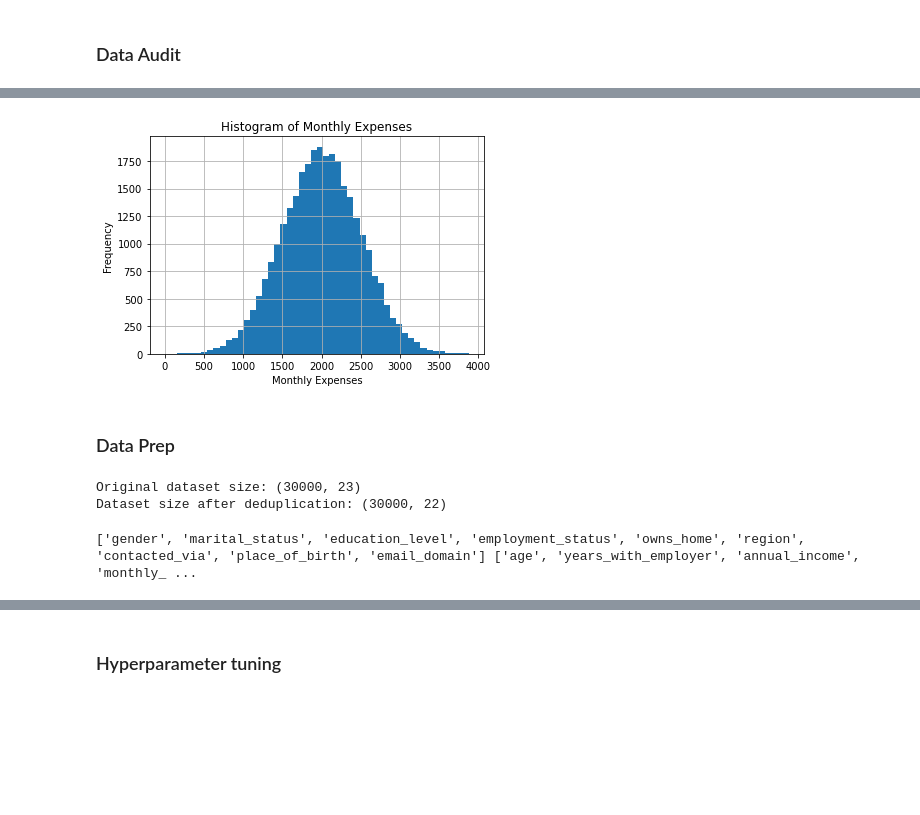
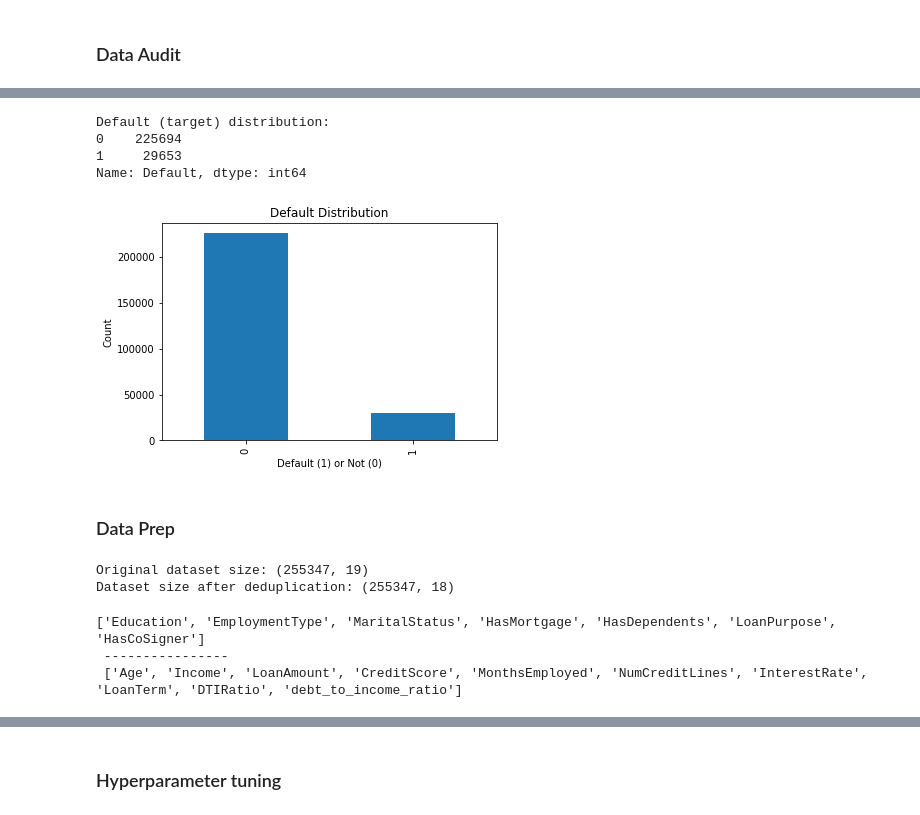
Before and after one commit to schaubia/credit_risk, a Jupyter notebook: credit_risk.ipynb, the cells around one changed output, grey strips where cells are left out. Cells and saved outputs as stored; diff of their text form; code cells hidden in the pictures; blank space fills up the shorter version.

```diff
--- a/credit_risk.ipynb
+++ b/credit_risk.ipynb
@@ -94,2 +43,4 @@ df = pd.DataFrame(data)
+# %%
+df = pd.read_csv('loan_default.csv')
 # %% [markdown]
 ### Data exploration
@@ -146,9 +91,6 @@ print(df.head(30))
 ### Feature engineering
 # %%
 # Debt-to-Income Ratio t oadd predictive value to loan default or credit risk
-df['debt_to_income_ratio'] = df['loan_amount'] / df['annual_income']
+df['debt_to_income_ratio'] = df['LoanAmount'] / df['Income']
 # Handle zero division if customers have declared zero income
 df['debt_to_income_ratio'] = df['debt_to_income_ratio'].replace([np.inf, -np.inf], np.nan)
-# %%
-# cerate a domain column from the email address that will be more informative and produce a smaller number of dummies
-df['email_domain'] = df['email'].str.split('@').str[1]
@@ -217,18 +157,24 @@ email_domain                      4
-# %%
-# Plot histogram of monthly_expenses
-df['monthly_expenses'].hist(bins=50)
-plt.title("Histogram of Monthly Expenses")
-plt.xlabel("Monthly Expenses")
-plt.ylabel("Frequency")
-plt.show()
-# %% [output]
-[figure, removed]
+# %%
+# Target distribution
+print("Default (target) distribution:")
+print(df['Default'].value_counts())
+df['Default'].value_counts().plot(kind='bar')
+plt.title('Default Distribution')
+plt.xlabel('Default (1) or Not (0)')
+plt.ylabel('Count')
+plt.show()
+# %% [output]
+Default (target) distribution:
+0    225694
+1     29653
+Name: Default, dtype: int64
+[figure, added]
 # %% [markdown]
 ### Data Prep
 # %%
 print("Original dataset size:", df.shape)
 
-df = df.drop(columns=['client_id'])
+df = df.drop(columns=['LoanID'])
 
 # Remove duplicate rows based on all columns
 df = df.drop_duplicates(keep='first', ignore_index=True)
@@ -237,6 +183,6 @@ print("Dataset size after deduplication:", df.shape)
 
 # No duplicated rows
 # %% [output]
-Original dataset size: (30000, 23)
-Dataset size after deduplication: (30000, 22)
+Original dataset size: (255347, 19)
+Dataset size after deduplication: (255347, 18)
 # %%
@@ -247,7 +193,9 @@ y = df['default']
 # Separate categorical and numerical columns
 cat_features = X.select_dtypes(include=['object', 'category']).columns.tolist()
 num_features = X.select_dtypes(include=['int64', 'float64']).columns.tolist()
-print(cat_features,num_features)
+print(cat_features,"\n ---------------- \n", num_features)
 # %% [output]
-['gender', 'marital_status', 'education_level', 'employment_status', 'owns_home', 'region', 'contacted_via', 'place_of_birth', 'email_domain'] ['age', 'years_with_employer', 'annual_income', 'monthly_ ...
+['Education', 'EmploymentType', 'MaritalStatus', 'HasMortgage', 'HasDependents', 'LoanPurpose', 'HasCoSigner']
+ ----------------
+ ['Age', 'Income', 'LoanAmount', 'CreditScore', 'MonthsEmployed', 'NumCreditLines', 'InterestRate', 'LoanTerm', 'DTIRatio', 'debt_to_income_ratio']
 # %%
```
Also changed, not shown: parts of 38 cells of this notebook.
